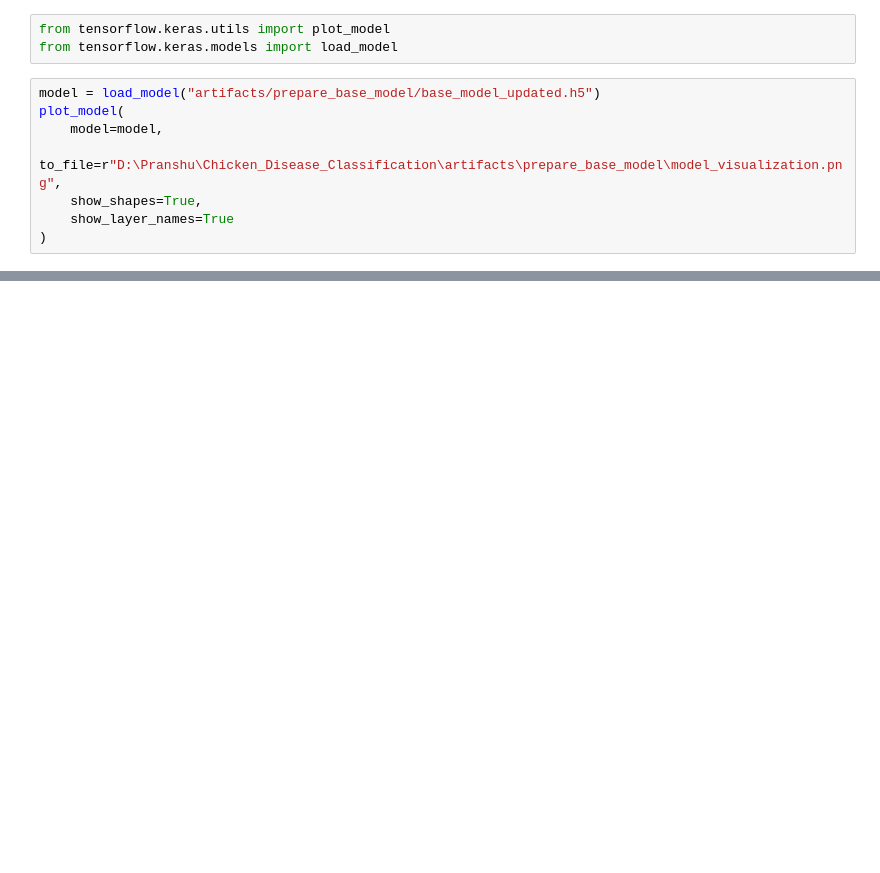
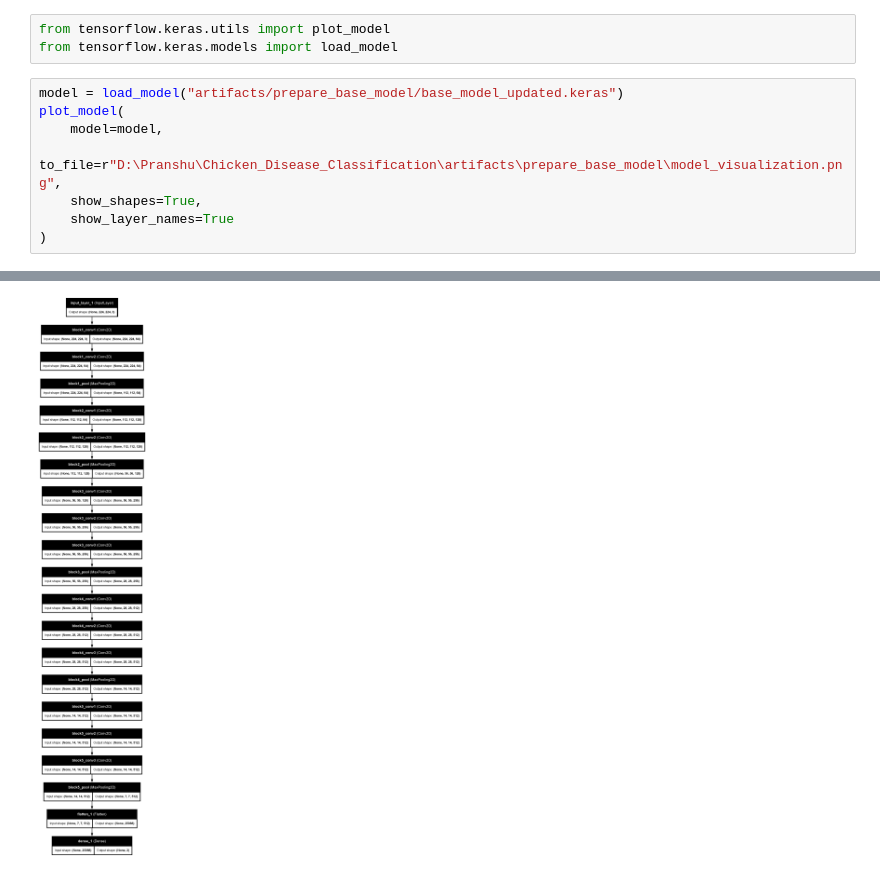
Before and after one commit to Pranshu1993/Chicken-Disease-Classification, a Jupyter notebook: research/02_prepare_base_model.ipynb, the cells around one changed output, grey strips where cells are left out. Saved outputs shown, nothing was run; the diff lists cells and outputs as text; blank space fills up the shorter version.

```diff
--- a/research/02_prepare_base_model.ipynb
+++ b/research/02_prepare_base_model.ipynb
@@ -152,7 +150,7 @@ Model: "functional_5"
 from tensorflow.keras.utils import plot_model
 from tensorflow.keras.models import load_model
 # %%
-model = load_model("artifacts/prepare_base_model/base_model_updated.h5")
+model = load_model("artifacts/prepare_base_model/base_model_updated.keras")
 plot_model(
     model=model,
     to_file=r"D:\Pranshu\Chicken_Disease_Classification\artifacts\prepare_base_model\model_visualization.png",
@@ -164,0 +161 @@ You must install graphviz (see instructions at https://graphviz.gitlab.io/downlo
+[figure, added]
```
Also changed, not shown: parts of 2 cells of this notebook, 10 other files.
